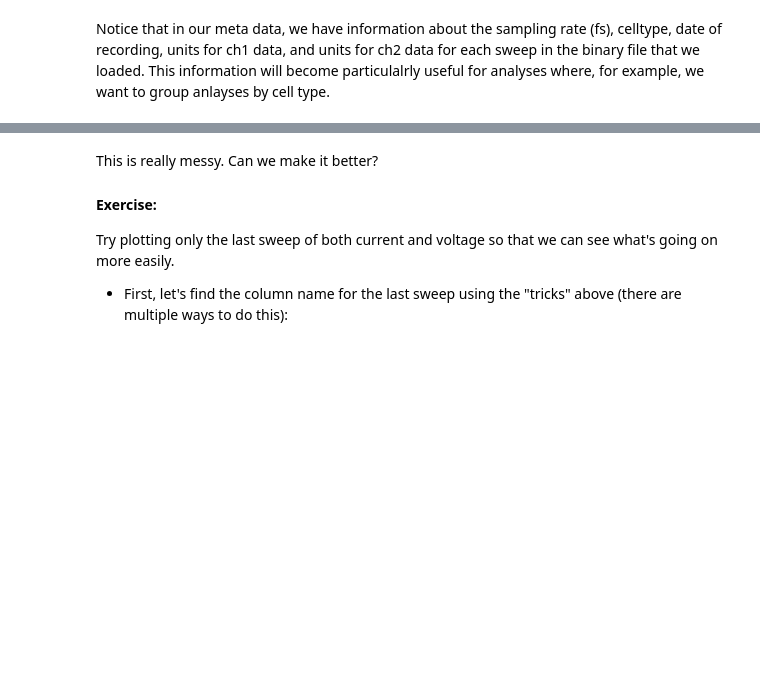
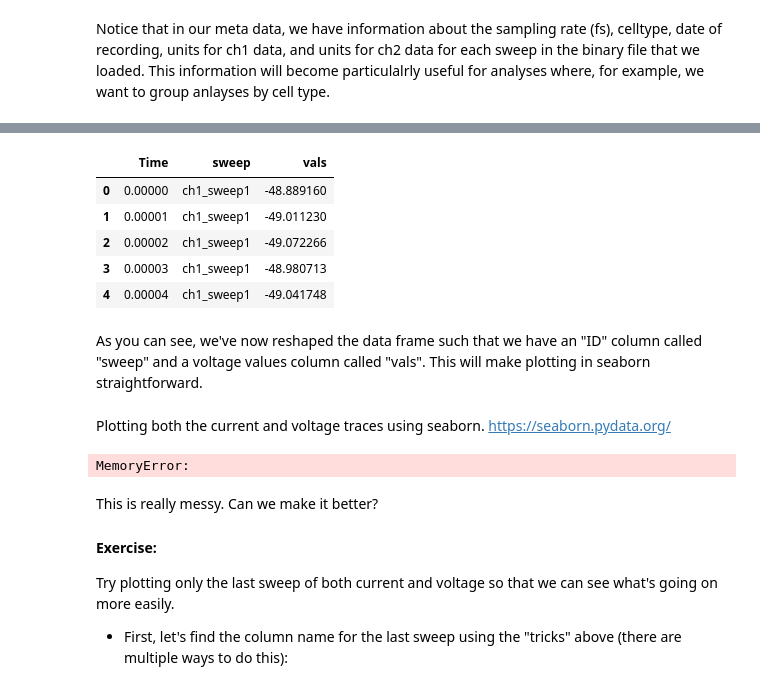
Before and after one commit to dasaderi/python_neurobootcamp, a Jupyter notebook: day-3/Day-3.ipynb, the cells around one changed output, grey strips where cells are left out. Saved outputs shown, nothing was run; the diff lists cells and outputs as text; code cells hidden in the pictures; blank space fills up the shorter version.

Commit message:
making Zack's edits, working on seaborn

```diff
--- a/day-3/Day-3.ipynb
+++ b/day-3/Day-3.ipynb
@@ -269,3 +397,21 @@ plt.show()
+# %%
+voltage_df = voltage_df.melt('Time', var_name='sweep',value_name='vals')
+voltage_df.head()
+# %% [output]
+|  | Time | sweep | vals |
+| 0 | 0.00000 | ch1_sweep1 | -48.889160 |
+| 1 | 0.00001 | ch1_sweep1 | -49.011230 |
+| 2 | 0.00002 | ch1_sweep1 | -49.072266 |
+| 3 | 0.00003 | ch1_sweep1 | -48.980713 |
+| 4 | 0.00004 | ch1_sweep1 | -49.041748 |
+# %% [markdown]
+As you can see, we've now reshaped the data frame such that we have an "ID" column called "sweep" and a voltage values column called "vals". This will make plotting in seaborn straightforward.
+# %% [markdown]
+Plotting both the current and voltage traces using seaborn. https://seaborn.pydata.org/
+# %%
+sns.tsplot(time='Time', value =, conditiondata=voltage_df)
+# %% [output]
+MemoryError:
 # %% [markdown]
 This is really messy. Can we make it better?
 
```
Also changed, not shown: parts of 36 cells of this notebook, 1 other file.
